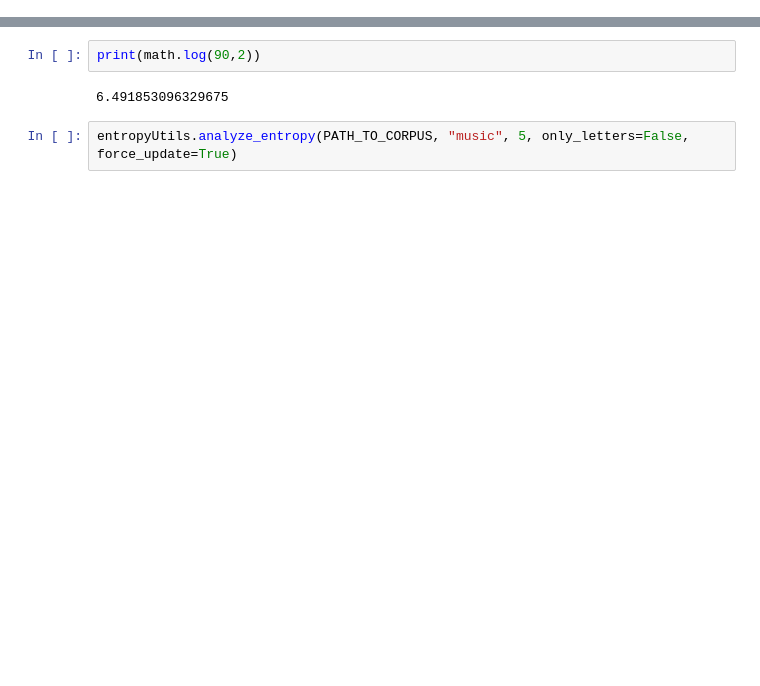
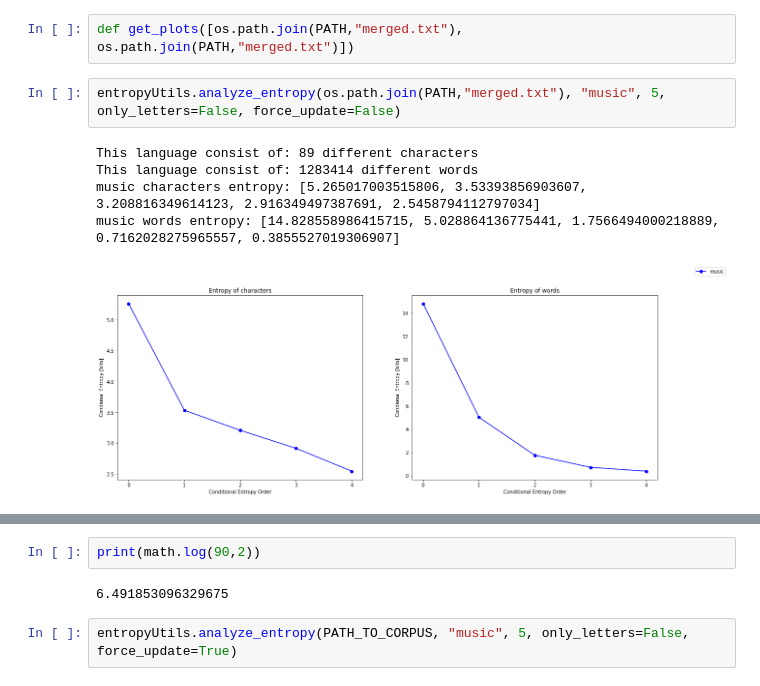
Before and after one commit to SebChw/IsMusicANaturalLanguage, a Jupyter notebook: notebooks/calculatingEntropy.ipynb, the cells around one changed output, grey strips where cells are left out. Saved outputs shown, nothing was run; the diff lists cells and outputs as text; blank space fills up the shorter version.

```diff
--- a/notebooks/calculatingEntropy.ipynb
+++ b/notebooks/calculatingEntropy.ipynb
@@ -11,0 +23,10 @@ The autoreload extension is already loaded. To reload it, use:
+# %%
+def get_plots([os.path.join(PATH,"merged.txt"), os.path.join(PATH,"merged.txt")])
+# %%
+entropyUtils.analyze_entropy(os.path.join(PATH,"merged.txt"), "music", 5, only_letters=False, force_update=False)
+# %% [output]
+This language consist of: 89 different characters
+This language consist of: 1283414 different words
+music characters entropy: [5.265017003515806, 3.53393856903607, 3.208816349614123, 2.916349497387691, 2.5458794112797034]
+music words entropy: [14.828558986415715, 5.028864136775441, 1.7566494000218889, 0.7162028275965557, 0.3855527019306907]
+[figure, added]
```
Also changed, not shown: parts of 7 cells of this notebook, 8 other files.
